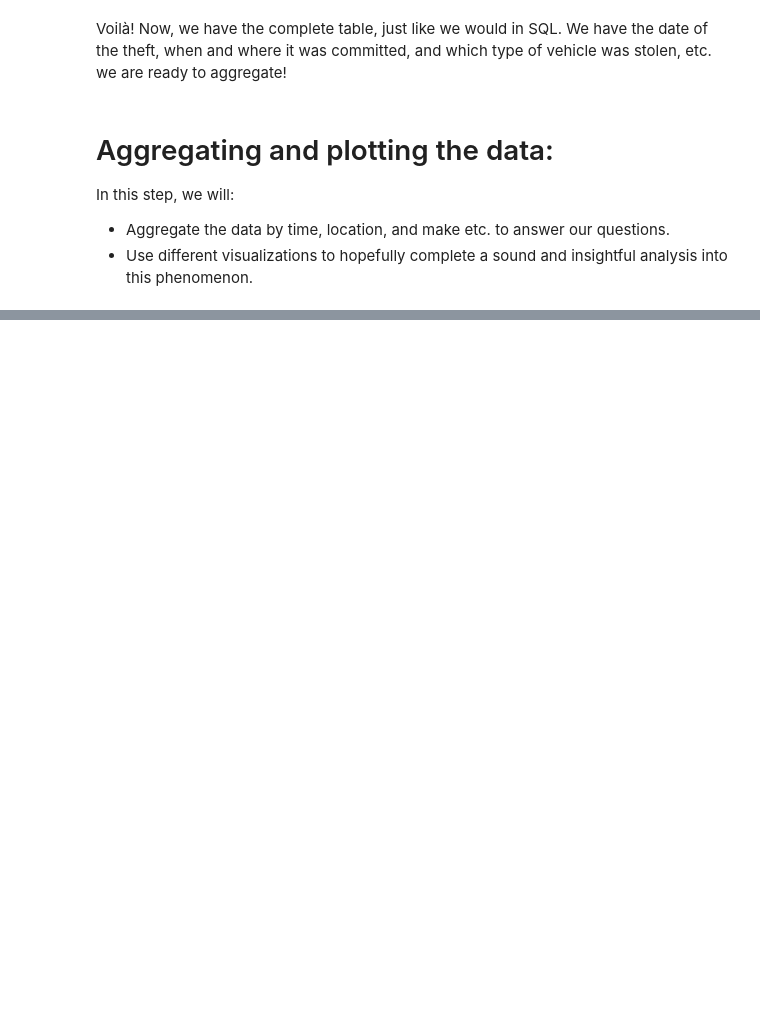
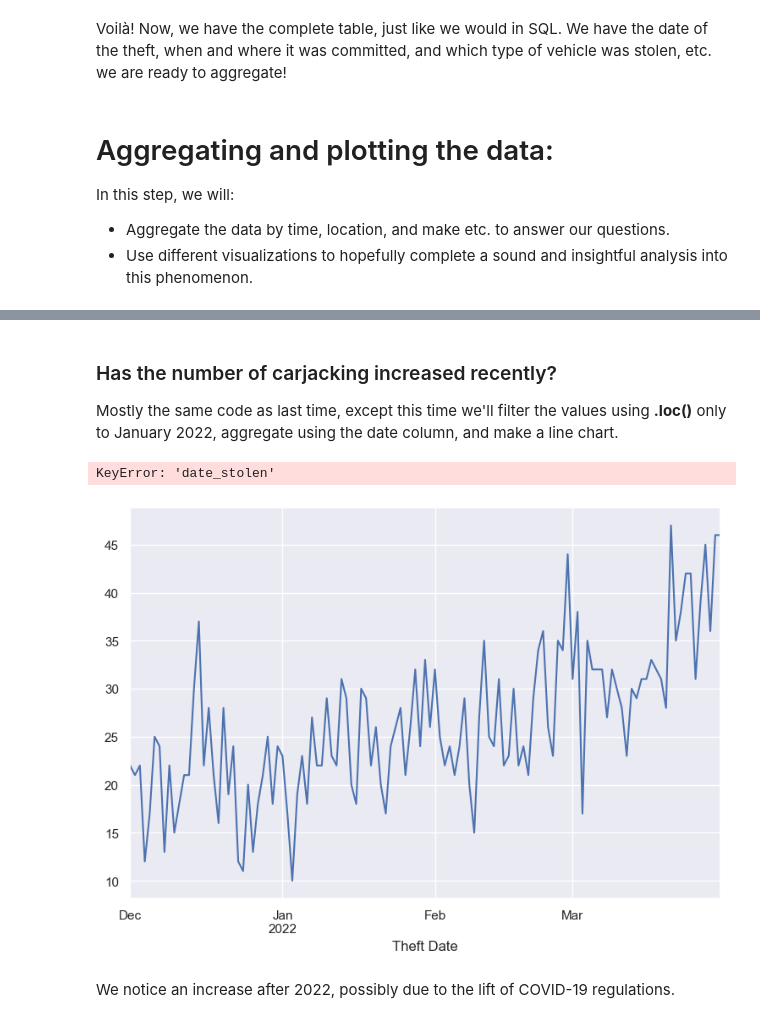
Before and after one commit to khaled-mehizel/nz-motor-theft-py-analysis, a Jupyter notebook: nz-carjacking-nb.ipynb, the cells around one changed output, grey strips where cells are left out. Saved outputs shown, nothing was run; the diff lists cells and outputs as text; code cells hidden in the pictures; blank space fills up the shorter version.

Commit message:
modified:   .gitignore 	modified:   nz-carjacking-nb.ipynb

```diff
--- a/nz-carjacking-nb.ipynb
+++ b/nz-carjacking-nb.ipynb
@@ -227,0 +274,18 @@ thefts_w_makes.groupby()
+# %% [markdown]
+### Has the number of carjacking increased recently?
+Mostly the same code as last time, except this time we'll filter the values using **.loc()** only to January 2022, aggregate using the date column, and make a line chart.
+# %%
+(thefts_full.loc["2021-12":"2022-03-31",:]
+.groupby('date_stolen')
+.agg(theft_count=('vehicle_id','count'))
+.rename(columns={"theft_count":"Thefts"})
+.plot(kind="line",
+figsize=(9,6),
+legend=False,
+xlabel= "Theft Date")).set_xticks(thefts_full['date_stolen'].dt.month)
+plt.title("Motor Thefts in New Zealand by Date", fontweight="bold");
+# %% [output]
+KeyError: 'date_stolen'
+[figure, added]
+# %% [markdown]
+We notice an increase after 2022, possibly due to the lift of COVID-19 regulations.
```
Also changed, not shown: parts of 22 cells of this notebook, 1 other file.
